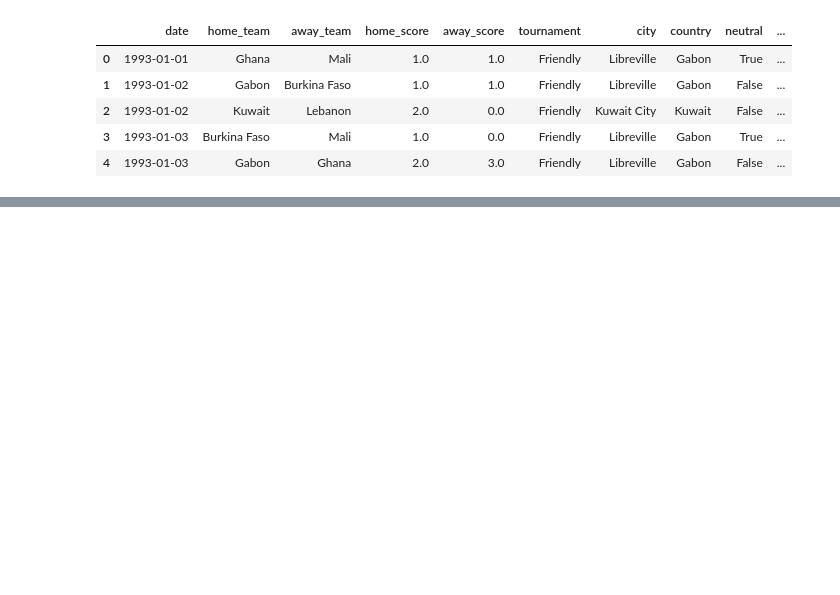
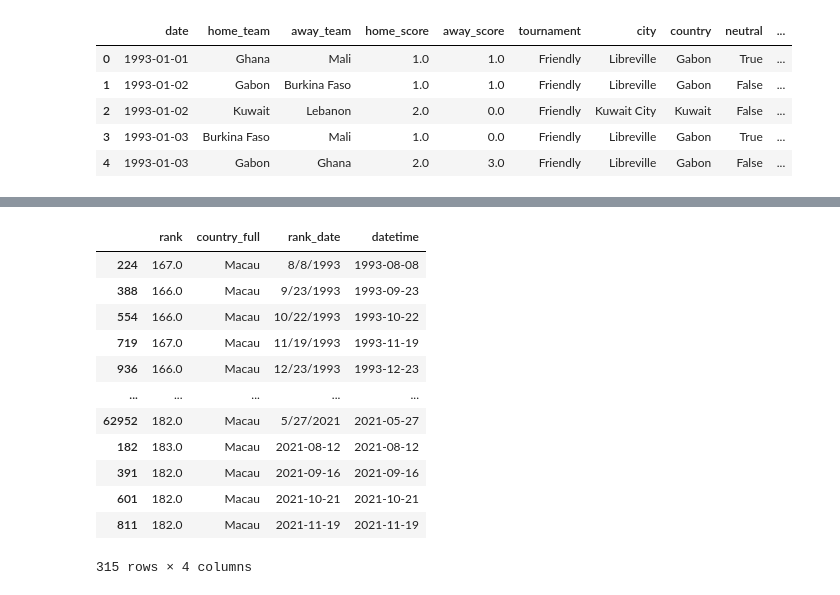
Before and after one commit to ajoneal/world-cup-qualifying-predictor, a Jupyter notebook: data-collection.ipynb, the cells around one changed output, grey strips where cells are left out. Cells and saved outputs as stored; diff of their text form; code cells hidden in the pictures; blank space fills up the shorter version.

```diff
--- a/data-collection.ipynb
+++ b/data-collection.ipynb
@@ -306,0 +311,16 @@ results.shape
+# %%
+rankings[rankings['country_full'].str.contains('Macau')]
+# %% [output]
+|  | rank | country_full | rank_date | datetime |
+| 224 | 167.0 | Macau | 8/8/1993 | 1993-08-08 |
+| 388 | 166.0 | Macau | 9/23/1993 | 1993-09-23 |
+| 554 | 166.0 | Macau | 10/22/1993 | 1993-10-22 |
+| 719 | 167.0 | Macau | 11/19/1993 | 1993-11-19 |
+| 936 | 166.0 | Macau | 12/23/1993 | 1993-12-23 |
+| ... | ... | ... | ... | ... |
+| 62952 | 182.0 | Macau | 5/27/2021 | 2021-05-27 |
+| 182 | 183.0 | Macau | 2021-08-12 | 2021-08-12 |
+| 391 | 182.0 | Macau | 2021-09-16 | 2021-09-16 |
+| 601 | 182.0 | Macau | 2021-10-21 | 2021-10-21 |
+| 811 | 182.0 | Macau | 2021-11-19 | 2021-11-19 |
+315 rows × 4 columns
```
Also changed, not shown: parts of 34 cells of this notebook, 1 other file.
